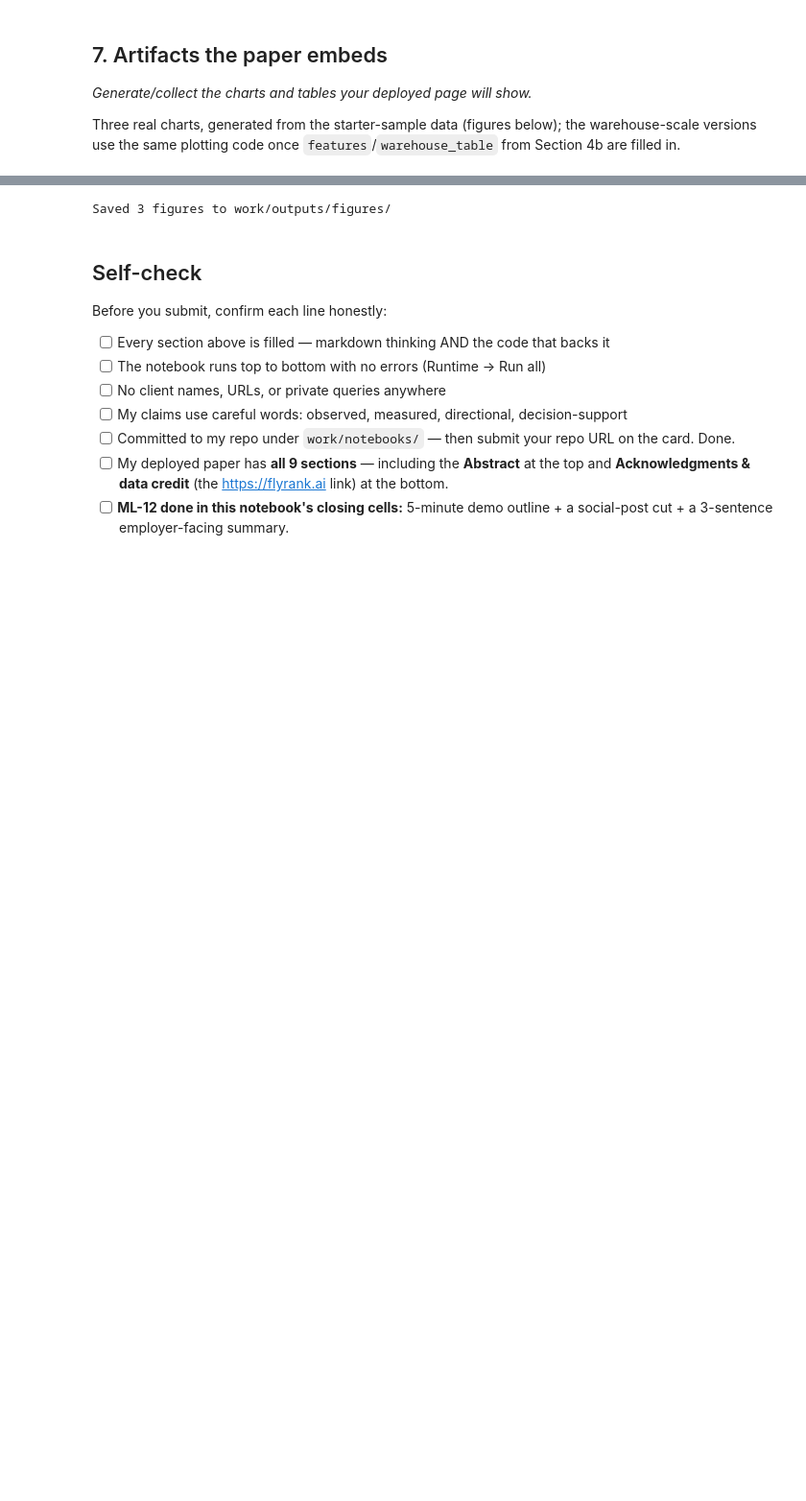
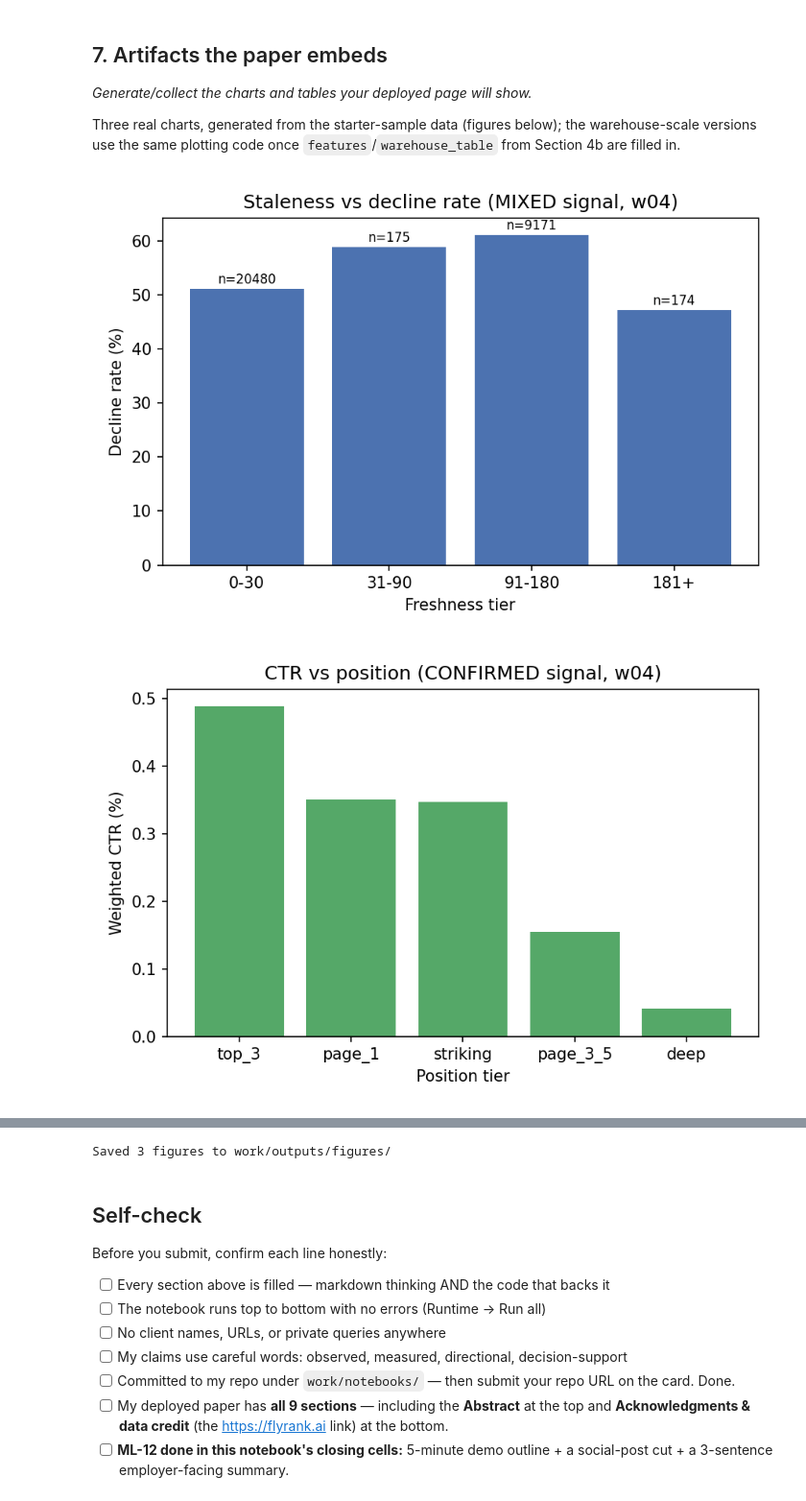
Before and after one commit to MohamedRamadan164/FlyRank_ML_internship, a Jupyter notebook: work/notebooks/capstone.ipynb, the cells around one changed output, grey strips where cells are left out. Shown at 96% size. Saved outputs shown, nothing was run; the diff lists cells and outputs as text; code cells hidden in the pictures; blank space fills up the shorter version.

```diff
--- a/work/notebooks/capstone.ipynb
+++ b/work/notebooks/capstone.ipynb
@@ -358,6 +358,7 @@ Three real charts, generated from the starter-sample data (figures below); the w
 import matplotlib
 matplotlib.use("Agg")
 import matplotlib.pyplot as plt
+from IPython.display import Image, display
 
 os.makedirs("work/outputs/figures", exist_ok=True)
 
@@ -366,33 +367,44 @@ g1 = df.groupby("freshness_tier").agg(n=("content_id", "size"), decline_rate=("t
 g1 = g1.reindex(["0-30", "31-90", "91-180", "181+"])
 fig, ax = plt.subplots(figsize=(6, 4))
 ax.bar(g1.index, g1["decline_rate"] * 100, color="#4C72B0")
 ax.set_ylabel("Decline rate (%)"); ax.set_xlabel("Freshness tier")
 ax.set_title("Staleness vs decline rate (MIXED signal, w04)")
 for i, (idx, row) in enumerate(g1.iterrows()):
     ax.text(i, row["decline_rate"] * 100 + 1, f"n={int(row['n'])}", ha="center", fontsize=8)
-plt.tight_layout(); plt.savefig("work/outputs/figures/staleness_vs_decline.png", dpi=150); plt.close()
+plt.tight_layout()
+path1 = "work/outputs/figures/staleness_vs_decline.png"
+plt.savefig(path1, dpi=150); plt.close()
+display(Image(filename=path1))
 
 # Figure 2: CTR vs position
 ctr2 = valid2.groupby("position_tier").apply(lambda s: 100 * s["clicks_90d"].sum() / s["impressions_90d"].sum())
 ctr2 = ctr2.reindex(["top_3", "page_1", "striking", "page_3_5", "deep"])
 fig, ax = plt.subplots(figsize=(6, 4))
 ax.bar(ctr2.index, ctr2.values, color="#55A868")
 ax.set_ylabel("Weighted CTR (%)"); ax.set_xlabel("Position tier")
 ax.set_title("CTR vs position (CONFIRMED signal, w04)")
-plt.tight_layout(); plt.savefig("work/outputs/figures/ctr_vs_position.png", dpi=150); plt.close()
+plt.tight_layout()
+path2 = "work/outputs/figures/ctr_vs_position.png"
+plt.savefig(path2, dpi=150); plt.close()
+display(Image(filename=path2))
 
 # Figure 3: model vs baseline (from w05's real, executed result)
 K = [20, 50, 100]; baseline_p = [0.40, 0.40, 0.46]; logit_p = [0.65, 0.62, 0.60]; rf_p = [0.60, 0.56, 0.59]
 x = np.arange(len(K)); width = 0.25
 fig, ax = plt.subplots(figsize=(6, 4))
 ax.bar(x - width, baseline_p, width, label="Baseline rule (w04)", color="#C44E52")
 ax.bar(x, logit_p, width, label="Logistic Regression", color="#4C72B0")
 ax.bar(x + width, rf_p, width, label="Random Forest", color="#8172B2")
 ax.axhline(0.517, color="gray", linestyle="--", linewidth=1, label="Base rate (0.52)")
 ax.set_xticks(x); ax.set_xticklabels([f"K={k}" for k in K])
 ax.set_ylabel("Precision@K"); ax.set_title("Model vs baseline (starter-sample prototype)")
 ax.legend(fontsize=8)
-plt.tight_layout(); plt.savefig("work/outputs/figures/model_vs_baseline.png", dpi=150); plt.close()
+plt.tight_layout()
+path3 = "work/outputs/figures/model_vs_baseline.png"
+plt.savefig(path3, dpi=150); plt.close()
+display(Image(filename=path3))
 
 print("Saved 3 figures to work/outputs/figures/")
 # %% [output]
+[figure, added]
+[figure, added]
```
Also changed, not shown: parts of 3 cells of this notebook.
